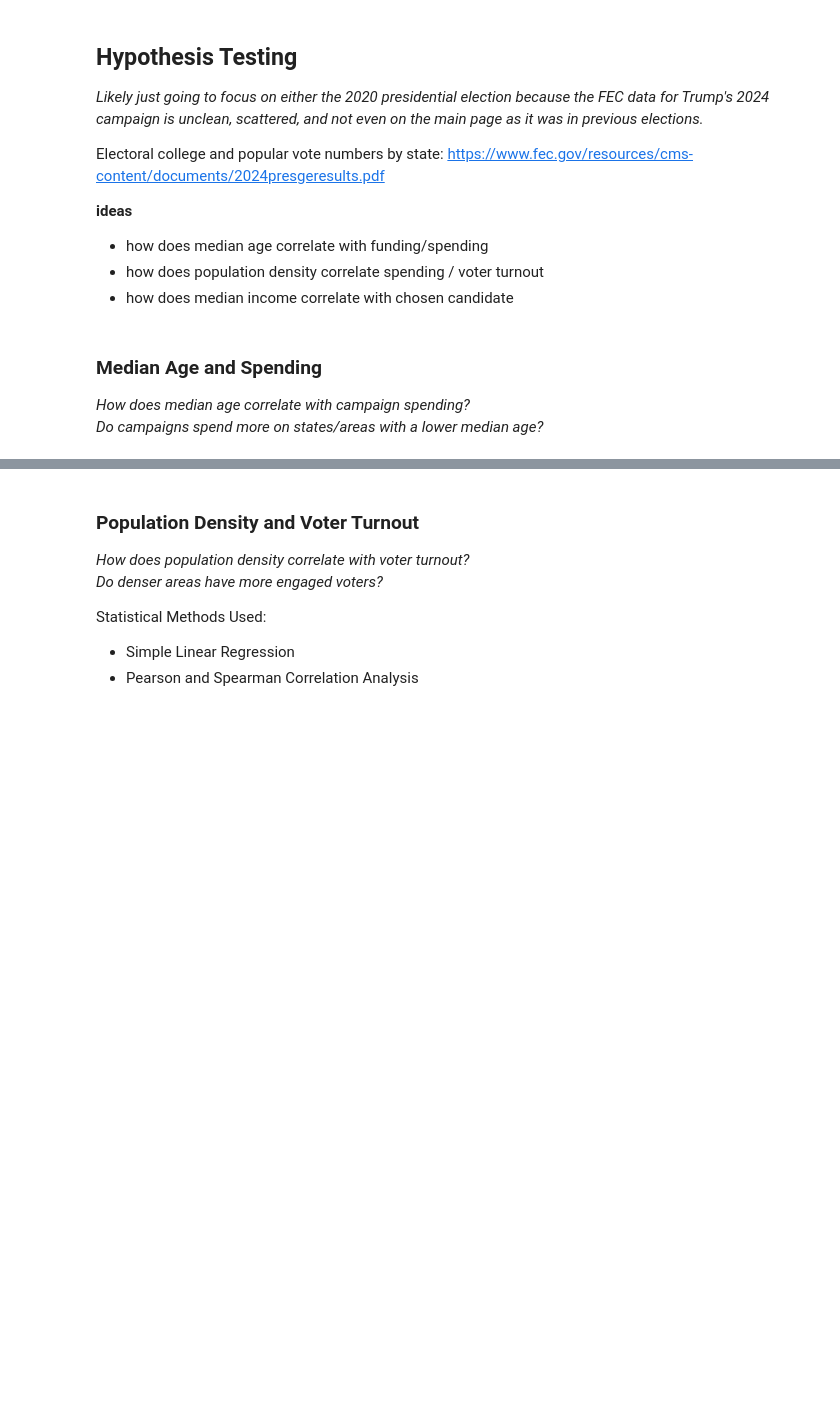
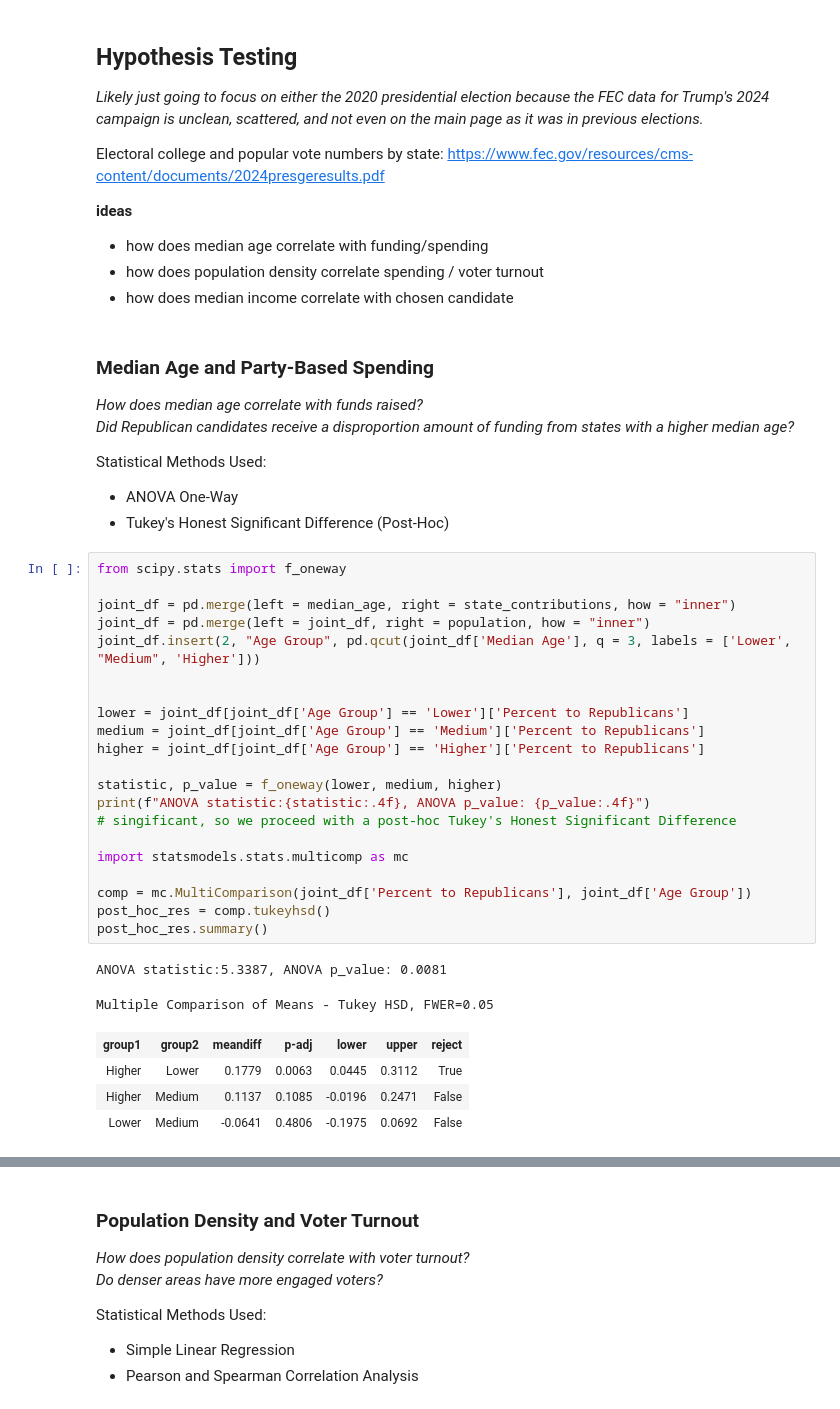
Before and after one commit to 9t8/cmsc320_project, a Jupyter notebook: c2.ipynb, the cells around one changed output, grey strips where cells are left out. Cells and saved outputs as stored; diff of their text form; blank space fills up the shorter version.

```diff
--- a/c2.ipynb
+++ b/c2.ipynb
@@ -136,6 +163,38 @@ Electoral college and popular vote numbers by state: https://www.fec.gov/resourc
 - how does population density correlate spending / voter turnout
 - how does median income correlate with chosen candidate
 # %% [markdown]
-### Median Age and Spending
-*How does median age correlate with campaign spending?* \
-*Do campaigns spend more on states/areas with a lower median age?*
+### Median Age and Party-Based Spending
+*How does median age correlate with funds raised?* \
+*Did Republican candidates receive a disproportion amount of funding from states with a higher median age?*
+
+Statistical Methods Used:
+- ANOVA One-Way
+- Tukey's Honest Significant Difference (Post-Hoc)
+# %%
+from scipy.stats import f_oneway
+
+joint_df = pd.merge(left = median_age, right = state_contributions, how = "inner")
+joint_df = pd.merge(left = joint_df, right = population, how = "inner")
+joint_df.insert(2, "Age Group", pd.qcut(joint_df['Median Age'], q = 3, labels = ['Lower', "Medium", 'Higher']))
+
+
+lower = joint_df[joint_df['Age Group'] == 'Lower']['Percent to Republicans']
+medium = joint_df[joint_df['Age Group'] == 'Medium']['Percent to Republicans']
+higher = joint_df[joint_df['Age Group'] == 'Higher']['Percent to Republicans']
+
+statistic, p_value = f_oneway(lower, medium, higher)
+print(f"ANOVA statistic:{statistic:.4f}, ANOVA p_value: {p_value:.4f}")
+# singificant, so we proceed with a post-hoc Tukey's Honest Significant Difference
+
+import statsmodels.stats.multicomp as mc
+
+comp = mc.MultiComparison(joint_df['Percent to Republicans'], joint_df['Age Group'])
+post_hoc_res = comp.tukeyhsd()
+post_hoc_res.summary()
+# %% [output]
+ANOVA statistic:5.3387, ANOVA p_value: 0.0081
+Multiple Comparison of Means - Tukey HSD, FWER=0.05
+| group1 | group2 | meandiff | p-adj | lower | upper | reject |
+| Higher | Lower | 0.1779 | 0.0063 | 0.0445 | 0.3112 | True |
+| Higher | Medium | 0.1137 | 0.1085 | -0.0196 | 0.2471 | False |
+| Lower | Medium | -0.0641 | 0.4806 | -0.1975 | 0.0692 | False |
```
Also changed, not shown: parts of 9 cells of this notebook, 1 other file.
